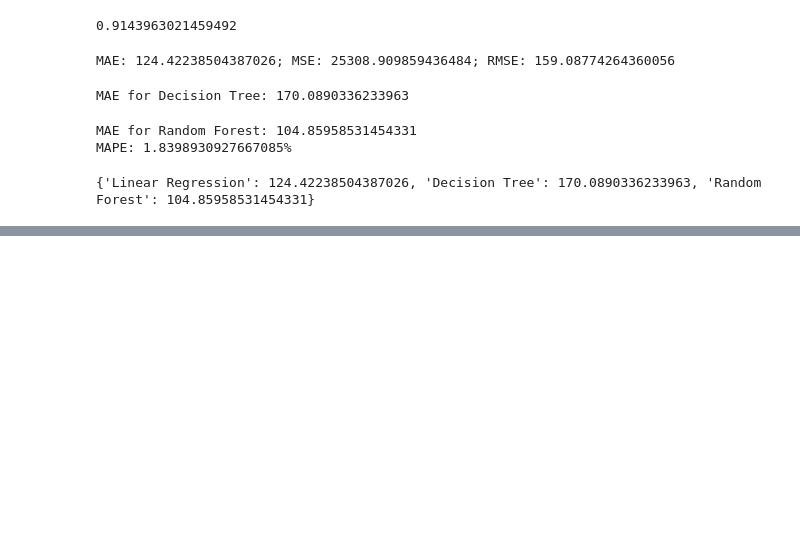
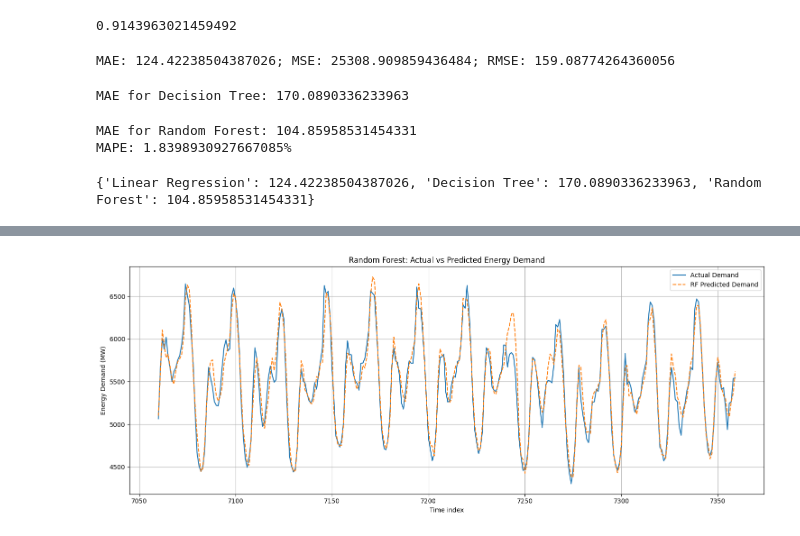
Before and after one commit to Khalmade/energy_demand_forecasting, a Jupyter notebook: notebooks/demand_forecasting.ipynb, the cells around one changed output, grey strips where cells are left out. Cells and saved outputs as stored; diff of their text form; code cells hidden in the pictures; blank space fills up the shorter version.

Commit message:
Plot of results

```diff
--- a/notebooks/demand_forecasting.ipynb
+++ b/notebooks/demand_forecasting.ipynb
@@ -142,16 +142,3 @@ plt.legend()
 plt.show()
 # %% [output]
 [figure]
-# %%
-df['Hour'] = df['Date Time'].dt.hour
-
-# Calculate the average demand for each hour
-hourly_demand = df.groupby('Hour')['National Unsuppressed Demand'].mean()
-plt.plot(hourly_demand.index, hourly_demand.values)
-plt.title("Average Hourly National Unsuppressed Demand")
-
-plt.xlabel("Hour of Day")
-plt.ylabel("Demand (MW)")
-plt.xticks(hourly_demand.index)
-plt.grid()
-plt.show()
@@ -160,12 +144,0 @@ plt.show()
-# %%
-df['Hour'] = df['Date Time'].dt.hour
-df["Hour"].head()
-hourly_demand = df.groupby('Hour')["National Unsuppressed Demand"].mean()
-suppressed_hourly_demand = df.groupby("Hour")["National Suppressed Demand"].mean()
-plt.plot(suppressed_hourly_demand.index, suppressed_hourly_demand.values)
-plt.title("Average Hourly National Suppressed Demand")
-plt.ylabel("Suppressed Demand (MW)")
-plt.xlabel("Hour of Day")
-plt.xticks(suppressed_hourly_demand.index)
-plt.grid()
-plt.show()
@@ -378,0 +321,21 @@ To https://github.com/Khalmade/energy_demand_forecasting.git
+# %%
+#Line plot of actual vs predicted values
+import matplotlib.pyplot as plt
+
+subset = 300
+y_test_subset = y_test[:subset]
+y_rf_pred_subset = y_rf_pred[:subset]
+
+
+plt.figure(figsize=(15, 6))
+plt.plot(y_test_subset.index, y_test_subset.values, label='Actual Demand', )
+plt.plot(y_test_subset.index, y_rf_pred_subset, label='RF Predicted Demand', linestyle = '--')
+plt.title("Random Forest: Actual vs Predicted Energy Demand")
+plt.xlabel("Time index")
+plt.ylabel("Energy Demand (MW)")
+plt.legend()
+plt.tight_layout()
+plt.grid(True)
+plt.show()
+# %% [output]
+[figure, added]
```
Also changed, not shown: parts of 7 cells of this notebook, 5 other files.
